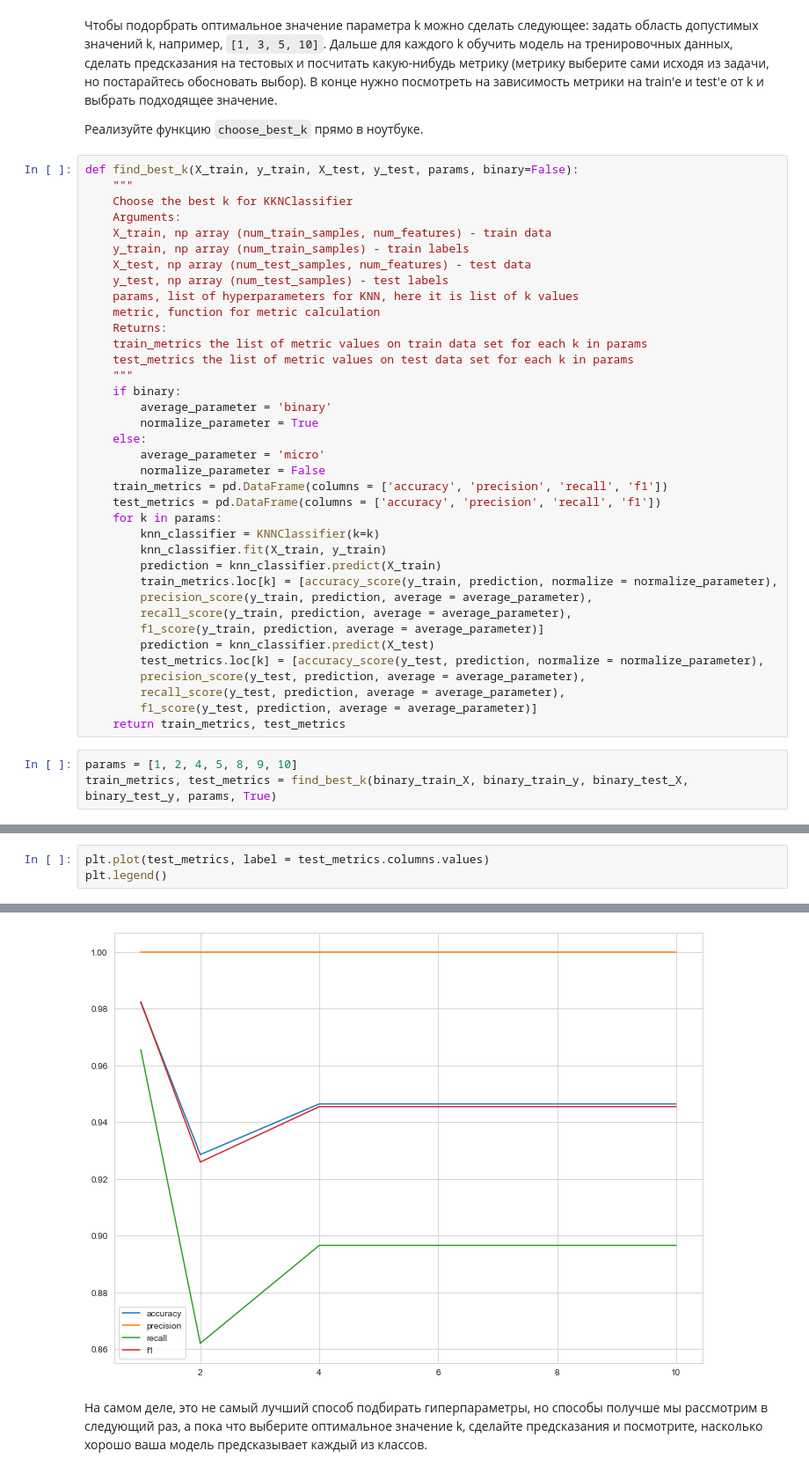
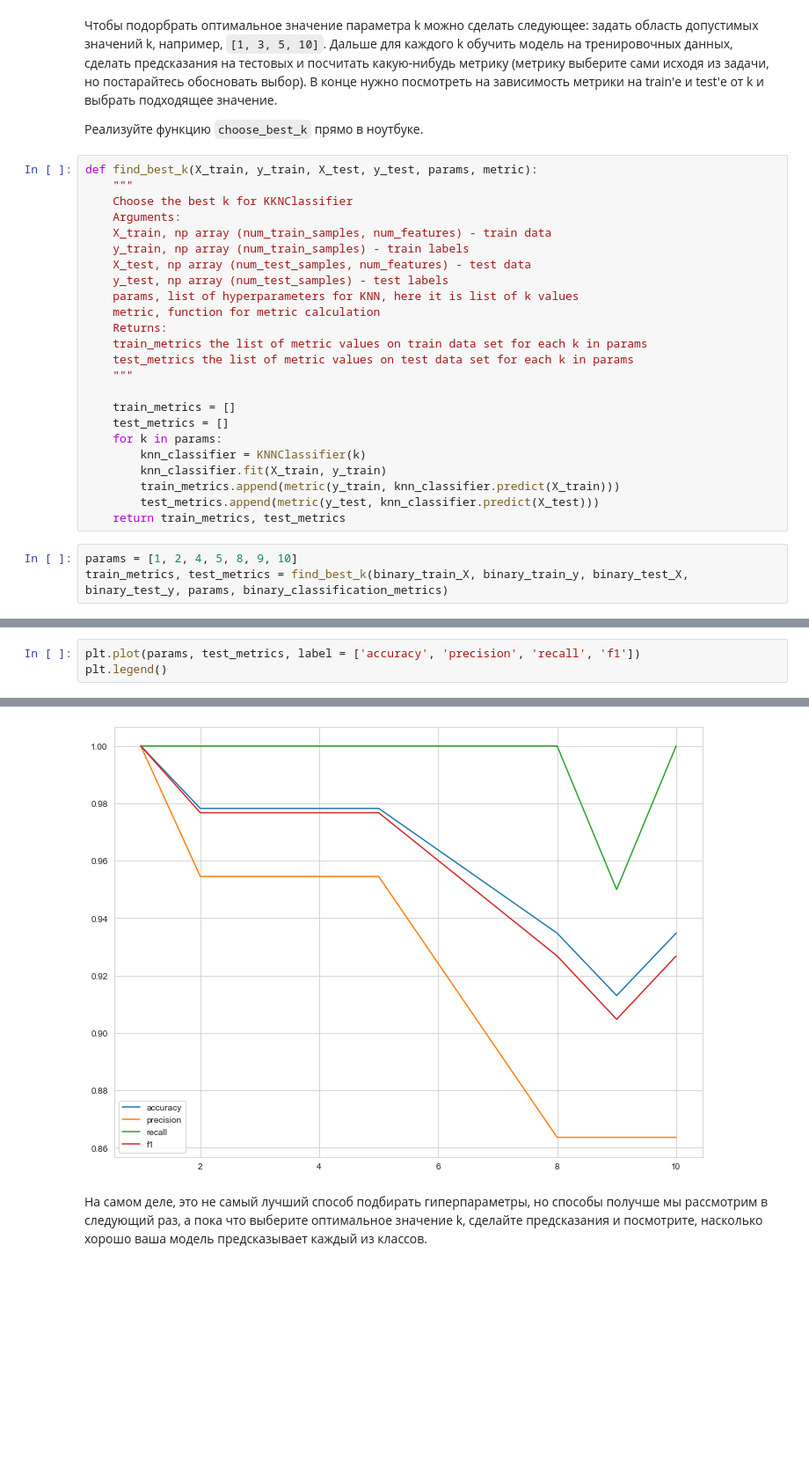
Before and after one commit to Tatiana-kik/BI_ML_2021, a Jupyter notebook: lesson_1_intro_knn/homework/KNN.ipynb, the cells around one changed output, grey strips where cells are left out. Shown at 88% size. Drawn from its saved outputs; the diff is of its cells as text; blank space fills up the shorter version.

```diff
--- a/lesson_1_intro_knn/homework/KNN.ipynb
+++ b/lesson_1_intro_knn/homework/KNN.ipynb
@@ -296,7 +305,7 @@ print(f1_score(binary_test_y, prediction_binary, average = 'binary'))
 
 Реализуйте функцию `choose_best_k` прямо в ноутбуке.
 # %%
-def find_best_k(X_train, y_train, X_test, y_test, params, binary=False):
+def find_best_k(X_train, y_train, X_test, y_test, params, metric):
     """
     Choose the best k for KKNClassifier
     Arguments:
@@ -310,31 +319,18 @@ def find_best_k(X_train, y_train, X_test, y_test, params, binary=False):
     train_metrics the list of metric values on train data set for each k in params
     test_metrics the list of metric values on test data set for each k in params
     """
-    if binary:
-        average_parameter = 'binary'
-        normalize_parameter = True
-    else:
-        average_parameter = 'micro'
-        normalize_parameter = False
-    train_metrics = pd.DataFrame(columns = ['accuracy', 'precision', 'recall', 'f1'])
-    test_metrics = pd.DataFrame(columns = ['accuracy', 'precision', 'recall', 'f1'])
+
+    train_metrics = []
+    test_metrics = []
     for k in params:
-        knn_classifier = KNNClassifier(k=k)
+        knn_classifier = KNNClassifier(k)
         knn_classifier.fit(X_train, y_train)
-        prediction = knn_classifier.predict(X_train)
-        train_metrics.loc[k] = [accuracy_score(y_train, prediction, normalize = normalize_parameter),
-        precision_score(y_train, prediction, average = average_parameter),
-        recall_score(y_train, prediction, average = average_parameter),
-        f1_score(y_train, prediction, average = average_parameter)]
-        prediction = knn_classifier.predict(X_test)
-        test_metrics.loc[k] = [accuracy_score(y_test, prediction, normalize = normalize_parameter),
-        precision_score(y_test, prediction, average = average_parameter),
-        recall_score(y_test, prediction, average = average_parameter),
-        f1_score(y_test, prediction, average = average_parameter)]
+        train_metrics.append(metric(y_train, knn_classifier.predict(X_train)))
+        test_metrics.append(metric(y_test, knn_classifier.predict(X_test)))
     return train_metrics, test_metrics
 # %%
 params = [1, 2, 4, 5, 8, 9, 10]
-train_metrics, test_metrics = find_best_k(binary_train_X, binary_train_y, binary_test_X, binary_test_y, params, True)
+train_metrics, test_metrics = find_best_k(binary_train_X, binary_train_y, binary_test_X, binary_test_y, params, binary_classification_metrics)
 # %%
 print(train_metrics)
 print(test_metrics)
@@ -364,9 +346,9 @@ plt.legend()
 # %%
-plt.plot(test_metrics, label = test_metrics.columns.values)
+plt.plot(params, test_metrics, label = ['accuracy', 'precision', 'recall', 'f1'])
 plt.legend()
 # %% [output]
 <matplotlib.legend.Legend at 0x...>
-[figure, old version]
+[figure, new version]
 # %% [markdown]
 На самом деле, это не самый лучший способ подбирать гиперпараметры, но способы получше мы рассмотрим в следующий раз, а пока что выберите оптимальное значение k, сделайте предсказания и посмотрите, насколько хорошо ваша модель предсказывает каждый из классов.
 # %% [markdown]
```
Also changed, not shown: parts of 53 cells of this notebook, 1 other file.
